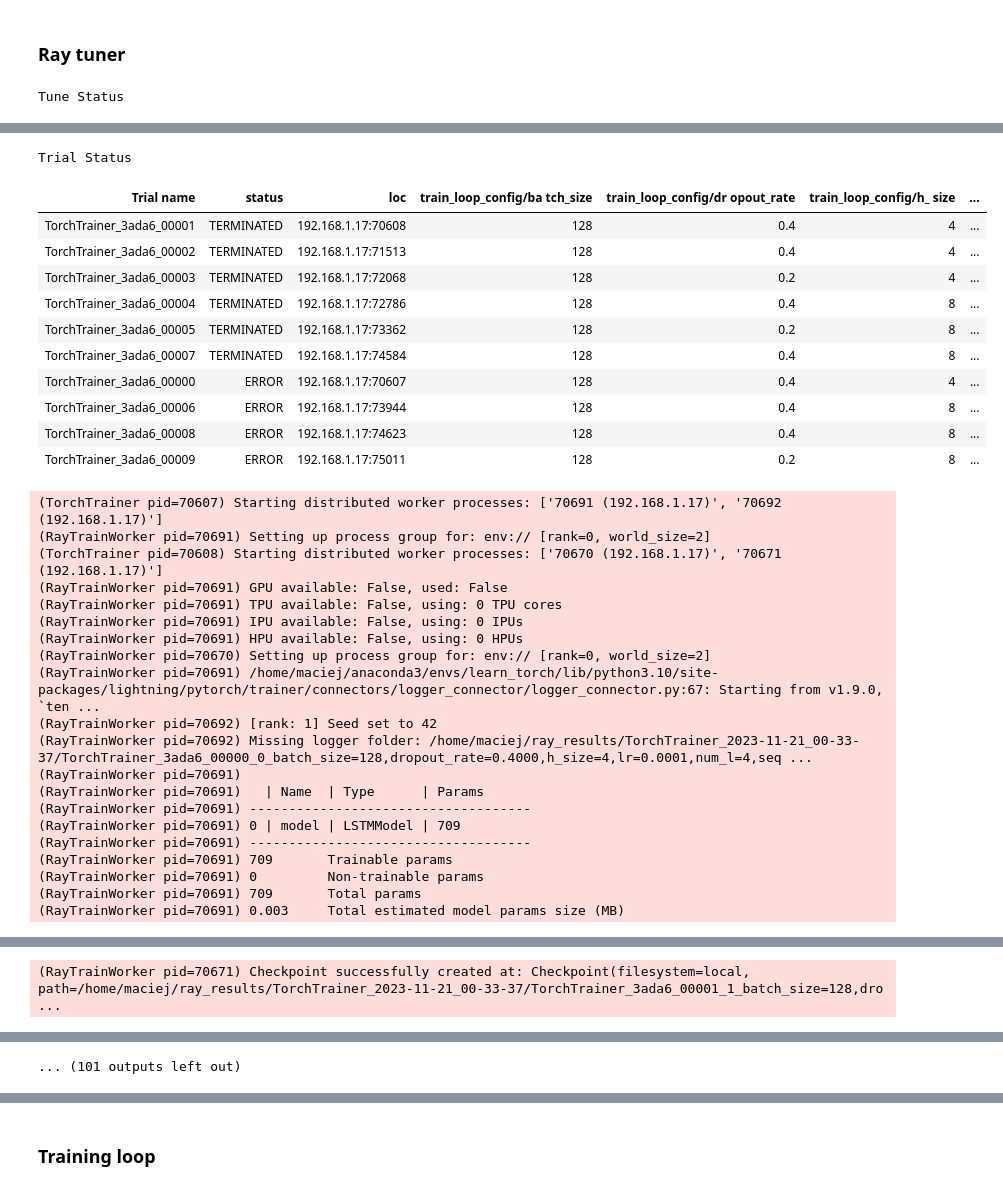
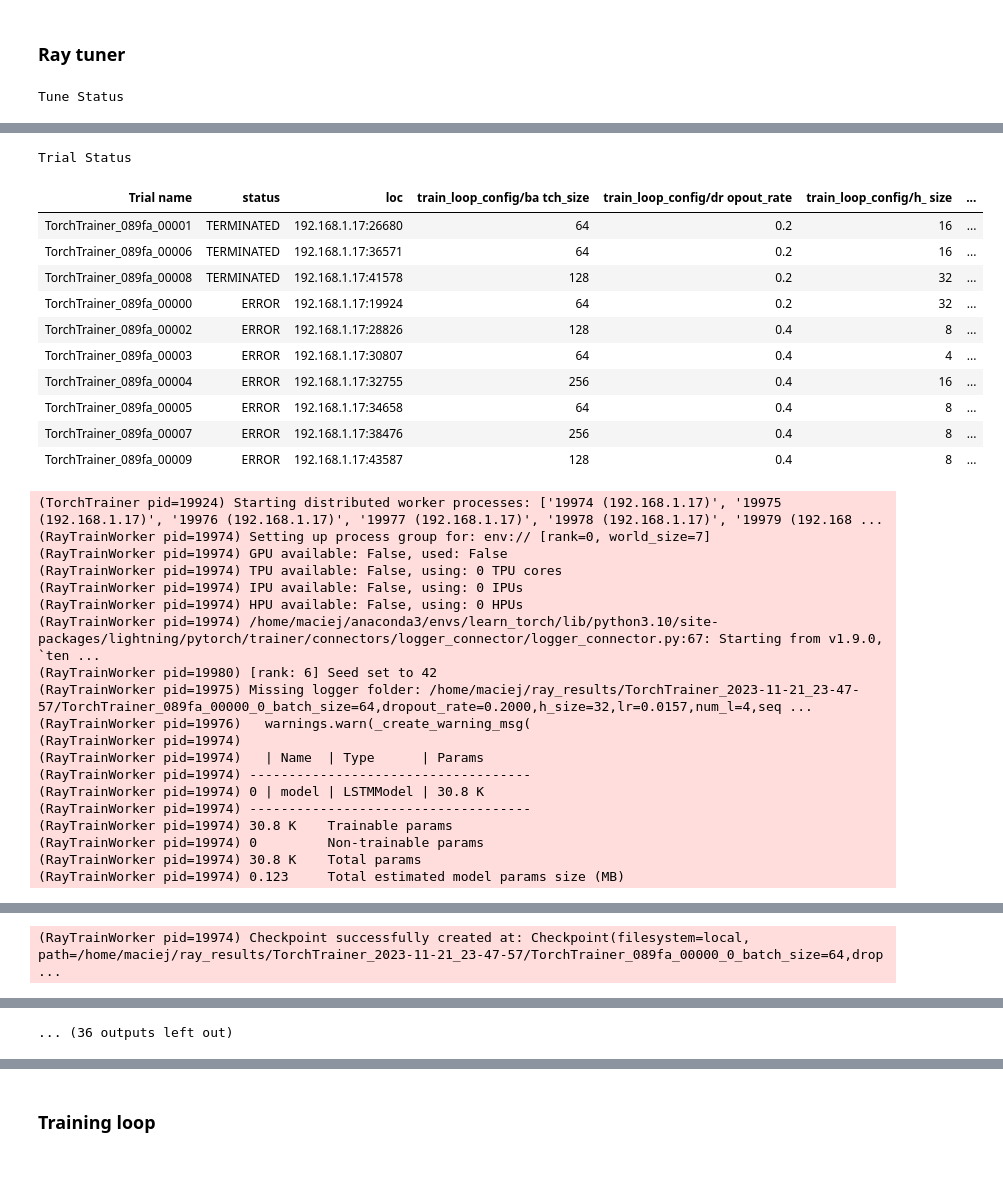
Before and after one commit to mrcljns/GRU-ML-presentation, a Jupyter notebook: gru_notebook.ipynb, the cells around one changed output, grey strips where cells are left out. Drawn from its saved outputs; the diff is of its cells as text; code cells hidden in the pictures.

```diff
--- a/gru_notebook.ipynb
+++ b/gru_notebook.ipynb
@@ -383,7 +393,7 @@ def lstm_train_func(config):
                              , test_size=0.3
                              , random_state=42
                              , batch_size=config["batch_size"]
-                             , num_workers=2
+                             , num_workers=7
                              , device=device
                              )
     torch_model = LSTMModel(in_size=8
@@ -415,7 +425,7 @@ def gru_train_func(config):
                              , test_size=0.3
                              , random_state=42
                              , batch_size=config["batch_size"]
-                             , num_workers=2
+                             , num_workers=7
                              , device=device
                              )
     torch_model = GRUModel(in_size=8
@@ -446,15 +456,9 @@ search_space = {
     , "lr": tune.loguniform(1e-4, 1e-1)
     , "batch_size": tune.choice([64, 128, 256])
 }
-# %%
-# The maximum training epochs
-num_epochs = 10
-
-# Number of samples from parameter space
-num_samples = 10
 # %%
 scaling_config = ScalingConfig(
-    num_workers=2, use_gpu=False
+    num_workers=7, use_gpu=False
 )
 
 run_config = RunConfig(
@@ -472,7 +476,7 @@ ray_trainer = TorchTrainer(
 )
 # %%
 def tune_pollution_asha(num_samples=10):
-    scheduler = ASHAScheduler(max_t=num_epochs, grace_period=1, reduction_factor=2)
+    scheduler = ASHAScheduler(max_t=10, grace_period=1, reduction_factor=2)
 
     tuner = tune.Tuner(
         ray_trainer,
@@ -488,8 +492,7 @@ def tune_pollution_asha(num_samples=10):
 # %%
 L.seed_everything(42, workers=True)
 
-lstm_search_results = tune_pollution_asha(num_samples=num_samples)
-
+lstm_search_results = tune_pollution_asha(num_samples=10)
 lstm_search_results.get_best_result(metric="val_loss", mode="min")
 # %% [output]
 Tune Status
@@ -510,32 +516,31 @@ Number of errored trials: 4
 Trial Status
 | Trial name | status | loc | train_loop_config/ba tch_size | train_loop_config/dr opout_rate | train_loop_config/h_ size | ... |
-| TorchTrainer_3ada6_00001 | TERMINATED | 192.168.1.17:70608 | 128 | 0.4 | 4 | ... |
-| TorchTrainer_3ada6_00002 | TERMINATED | 192.168.1.17:71513 | 128 | 0.4 | 4 | ... |
-| TorchTrainer_3ada6_00003 | TERMINATED | 192.168.1.17:72068 | 128 | 0.2 | 4 | ... |
-| TorchTrainer_3ada6_00004 | TERMINATED | 192.168.1.17:72786 | 128 | 0.4 | 8 | ... |
-| TorchTrainer_3ada6_00005 | TERMINATED | 192.168.1.17:73362 | 128 | 0.2 | 8 | ... |
-| TorchTrainer_3ada6_00007 | TERMINATED | 192.168.1.17:74584 | 128 | 0.4 | 8 | ... |
-| TorchTrainer_3ada6_00000 | ERROR | 192.168.1.17:70607 | 128 | 0.4 | 4 | ... |
-| TorchTrainer_3ada6_00006 | ERROR | 192.168.1.17:73944 | 128 | 0.4 | 8 | ... |
-| TorchTrainer_3ada6_00008 | ERROR | 192.168.1.17:74623 | 128 | 0.4 | 8 | ... |
-| TorchTrainer_3ada6_00009 | ERROR | 192.168.1.17:75011 | 128 | 0.2 | 8 | ... |
+| TorchTrainer_089fa_00001 | TERMINATED | 192.168.1.17:26680 | 64 | 0.2 | 16 | ... |
+| TorchTrainer_089fa_00006 | TERMINATED | 192.168.1.17:36571 | 64 | 0.2 | 16 | ... |
+| TorchTrainer_089fa_00008 | TERMINATED | 192.168.1.17:41578 | 128 | 0.2 | 32 | ... |
+| TorchTrainer_089fa_00000 | ERROR | 192.168.1.17:19924 | 64 | 0.2 | 32 | ... |
+| TorchTrainer_089fa_00002 | ERROR | 192.168.1.17:28826 | 128 | 0.4 | 8 | ... |
+| TorchTrainer_089fa_00003 | ERROR | 192.168.1.17:30807 | 64 | 0.4 | 4 | ... |
+| TorchTrainer_089fa_00004 | ERROR | 192.168.1.17:32755 | 256 | 0.4 | 16 | ... |
+| TorchTrainer_089fa_00005 | ERROR | 192.168.1.17:34658 | 64 | 0.4 | 8 | ... |
+| TorchTrainer_089fa_00007 | ERROR | 192.168.1.17:38476 | 256 | 0.4 | 8 | ... |
+| TorchTrainer_089fa_00009 | ERROR | 192.168.1.17:43587 | 128 | 0.4 | 8 | ... |
-(TorchTrainer pid=70607) Starting distributed worker processes: ['70691 (192.168.1.17)', '70692 (192.168.1.17)']
-(RayTrainWorker pid=70691) Setting up process group for: env:// [rank=0, world_size=2]
-(TorchTrainer pid=70608) Starting distributed worker processes: ['70670 (192.168.1.17)', '70671 (192.168.1.17)']
-(RayTrainWorker pid=70691) GPU available: False, used: False
-(RayTrainWorker pid=70691) TPU available: False, using: 0 TPU cores
-(RayTrainWorker pid=70691) IPU available: False, using: 0 IPUs
-(RayTrainWorker pid=70691) HPU available: False, using: 0 HPUs
-(RayTrainWorker pid=70670) Setting up process group for: env:// [rank=0, world_size=2]
-(RayTrainWorker pid=70691) /home/maciej/anaconda3/envs/learn_torch/lib/python3.10/site-packages/lightning/pytorch/trainer/connectors/logger_connector/logger_connector.py:67: Starting from v1.9.0, `ten ...
-(RayTrainWorker pid=70692) [rank: 1] Seed set to 42
-(RayTrainWorker pid=70692) Missing logger folder: /home/maciej/ray_results/TorchTrainer_2023-11-21_00-33-37/TorchTrainer_3ada6_00000_0_batch_size=128,dropout_rate=0.4000,h_size=4,lr=0.0001,num_l=4,seq ...
-(RayTrainWorker pid=70691)
-(RayTrainWorker pid=70691)   | Name  | Type      | Params
-(RayTrainWorker pid=70691) ------------------------------------
-(RayTrainWorker pid=70691) 0 | model | LSTMModel | 709
-(RayTrainWorker pid=70691) ------------------------------------
-(RayTrainWorker pid=70691) 709       Trainable params
-(RayTrainWorker pid=70691) 0         Non-trainable params
-(RayTrainWorker pid=70691) 709       Total params
-(RayTrainWorker pid=70691) 0.003     Total estimated model params size (MB)
+(TorchTrainer pid=19924) Starting distributed worker processes: ['19974 (192.168.1.17)', '19975 (192.168.1.17)', '19976 (192.168.1.17)', '19977 (192.168.1.17)', '19978 (192.168.1.17)', '19979 (192.168 ...
+(RayTrainWorker pid=19974) Setting up process group for: env:// [rank=0, world_size=7]
+(RayTrainWorker pid=19974) GPU available: False, used: False
+(RayTrainWorker pid=19974) TPU available: False, using: 0 TPU cores
+(RayTrainWorker pid=19974) IPU available: False, using: 0 IPUs
+(RayTrainWorker pid=19974) HPU available: False, using: 0 HPUs
+(RayTrainWorker pid=19974) /home/maciej/anaconda3/envs/learn_torch/lib/python3.10/site-packages/lightning/pytorch/trainer/connectors/logger_connector/logger_connector.py:67: Starting from v1.9.0, `ten ...
+(RayTrainWorker pid=19980) [rank: 6] Seed set to 42
+(RayTrainWorker pid=19975) Missing logger folder: /home/maciej/ray_results/TorchTrainer_2023-11-21_23-47-57/TorchTrainer_089fa_00000_0_batch_size=64,dropout_rate=0.2000,h_size=32,lr=0.0157,num_l=4,seq ...
+(RayTrainWorker pid=19976)   warnings.warn(_create_warning_msg(
+(RayTrainWorker pid=19974)
+(RayTrainWorker pid=19974)   | Name  | Type      | Params
+(RayTrainWorker pid=19974) ------------------------------------
+(RayTrainWorker pid=19974) 0 | model | LSTMModel | 30.8 K
+(RayTrainWorker pid=19974) ------------------------------------
+(RayTrainWorker pid=19974) 30.8 K    Trainable params
+(RayTrainWorker pid=19974) 0         Non-trainable params
+(RayTrainWorker pid=19974) 30.8 K    Total params
+(RayTrainWorker pid=19974) 0.123     Total estimated model params size (MB)
@@ -588 +585 @@ FileNotFoundError: [Errno 2] Failed to open local file '/tmp/TorchTrainer_3ada6_
-(RayTrainWorker pid=70671) Checkpoint successfully created at: Checkpoint(filesystem=local, path=/home/maciej/ray_results/TorchTrainer_2023-11-21_00-33-37/TorchTrainer_3ada6_00001_1_batch_size=128,dro ...
+(RayTrainWorker pid=19974) Checkpoint successfully created at: Checkpoint(filesystem=local, path=/home/maciej/ray_results/TorchTrainer_2023-11-21_23-47-57/TorchTrainer_089fa_00000_0_batch_size=64,drop ...
@@ -591 +603 @@ FileNotFoundError: [Errno 2] Failed to open local file '/tmp/TorchTrainer_3ada6_
-... (101 outputs left out)
+... (36 outputs left out)
```
Also changed, not shown: parts of 20 cells of this notebook.
